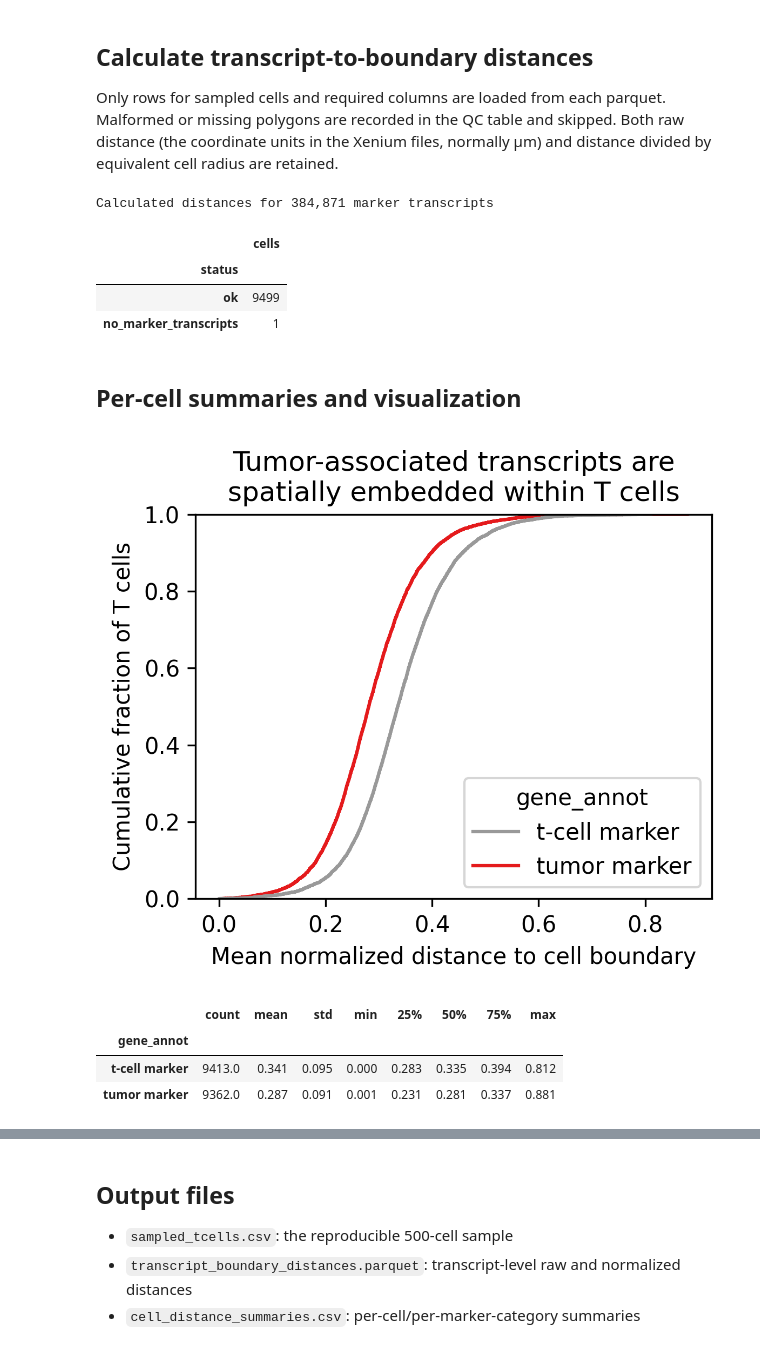
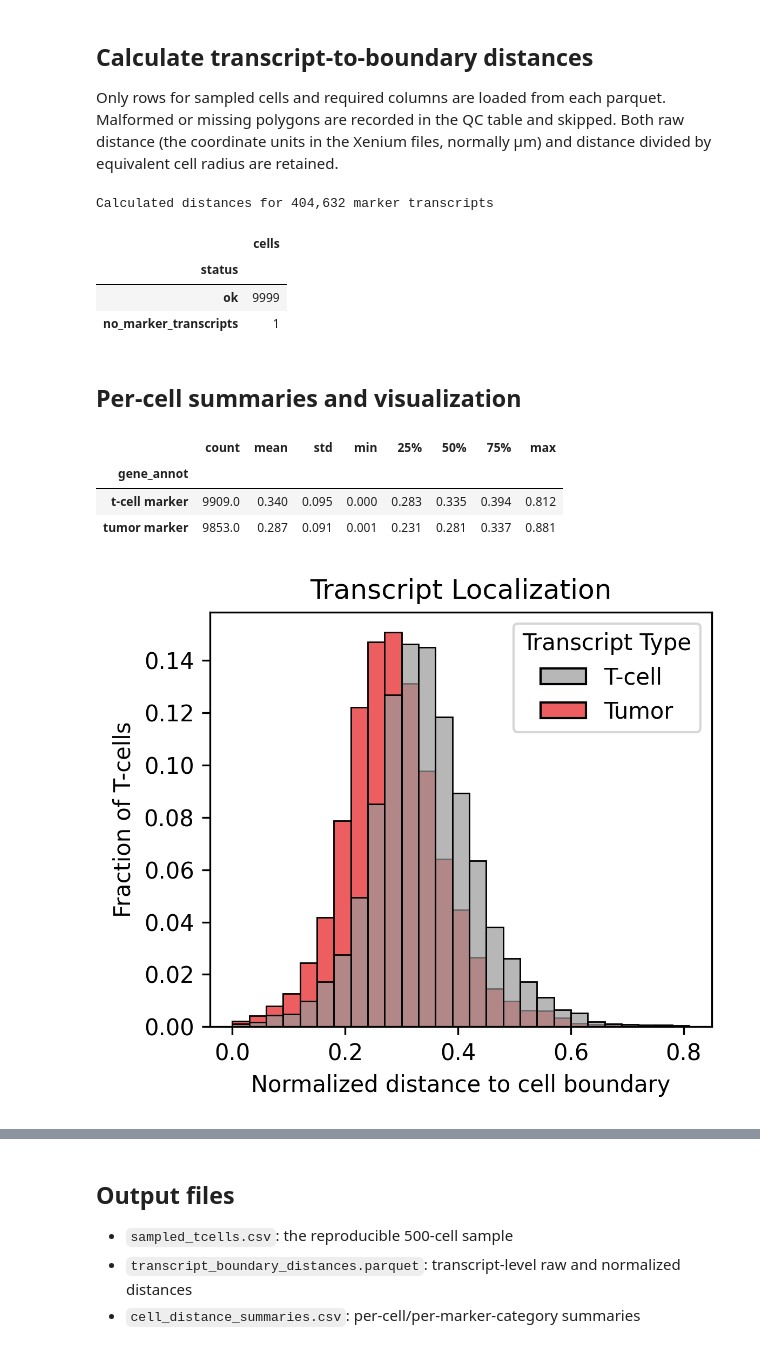
Before and after one commit to gkrieg/Syndri, a Jupyter notebook: figures/Figure1_SpilloverLocalization.ipynb, the cells around one changed output, grey strips where cells are left out. Drawn from its saved outputs; the diff is of its cells as text; code cells hidden in the pictures.

Commit message:
more plots

```diff
--- a/figures/Figure1_SpilloverLocalization.ipynb
+++ b/figures/Figure1_SpilloverLocalization.ipynb
@@ -25,7 +25,7 @@ RAW_SPATIAL_DIR = Path("/work/magroup/skrieger/Syndri/data/datasets/breast_xeniu
 ANNOTATION_FILE = Path("/work/magroup/skrieger/Syndri/data/datasets/breast_xenium/raw/single-cell/41592_2026_3089_MOESM4_ESM.xlsx")
 OUTPUT_DIR = Path("/work/magroup/skrieger/Syndri/data/datasets/breast_xenium/results/spillover_localization")
 
-N_TCELLS = 9500
+N_TCELLS = 10_000
 RANDOM_SEED = 20260926
 TCELL_PATTERN = r"T"  # Retains the original notebook's definition.
 
@@ -210,6 +210,7 @@ def distances_to_boundary(transcript_xy, polygon):
 
 distance_frames = []
 marker_count_frames = []
+total_count_frames = []
 cell_qc_rows = []
 
 for slice_id, selected in tqdm(
@@ -233,6 +234,9 @@ for slice_id, selected in tqdm(
     tx["cell_id"] = tx["cell_id"].astype(str)
     boundaries["cell_id"] = boundaries["cell_id"].astype(str)
 
+    total_count_frames.append(
+        tx.groupby("cell_id").size().rename("total_transcripts").reset_index().assign(slice_id=slice_id)
+    )
     tx = tx.loc[tx["feature_name"].isin(cancer_genes | tcell_genes)].copy()
     tx["gene_annot"] = np.where(
         tx["feature_name"].isin(tcell_genes), "t-cell marker", "tumor marker"
@@ -309,10 +313,10 @@ cell_qc.to_csv(OUTPUT_DIR / "cell_qc.csv", index=False)
 print(f"Calculated distances for {len(transcript_distances):,} marker transcripts")
 display(cell_qc["status"].value_counts(dropna=False).to_frame("cells"))
 # %% [output]
-Calculated distances for 384,871 marker transcripts
+Calculated distances for 404,632 marker transcripts
 |  | cells |
 | status |  |
-| ok | 9499 |
+| ok | 9999 |
 | no_marker_transcripts | 1 |
 # %% [markdown]
 ## Per-cell summaries and visualization
@@ -327,43 +331,51 @@ cell_distances = (
     inside_distances.groupby(
         ["slice_id", "cell_id", "gene_annot"], as_index=False, observed=True
     )
     .agg(
         mean_normalized_distance=("normalized_distance", "mean"),
         median_normalized_distance=("normalized_distance", "median"),
         mean_distance_to_boundary=("distance_to_boundary", "mean"),
         n_transcripts=("feature_name", "size"),
     )
 )
+cell_distances['Transcript Type'] = cell_distances['gene_annot'].map({'t-cell marker':'T-cell','tumor marker':'Tumor'})
 cell_distances.to_csv(OUTPUT_DIR / "cell_distance_summaries.csv", index=False)
 red_gray_colors = ["#999999", "#E41A1C"]  # Gray, Red
 palette = sns.color_palette(red_gray_colors)
 fig, ax = plt.subplots(figsize=(4, 3.5), dpi=300)
-sns.ecdfplot(
+ax = sns.histplot(
     data=cell_distances,
     x="mean_normalized_distance",
-    hue="gene_annot",
+    hue="Transcript Type",
     ax=ax,
+    stat='proportion',
+    common_norm=False,
     palette=palette,
+    bins=np.arange(0,0.91,0.03),
+    alpha=0.7,
 )
-# ax.legend(loc='center right')
+ax.set_xlim([-0.04,0.85])
+# handles, labels = ax.get_legend_handles_labels()
 
+# fig.legend(loc='center right')
 ax.set(
-    title=f"Tumor-associated transcripts are\nspatially embedded within T cells",
-    xlabel="Mean normalized distance to cell boundary",
-    ylabel="Cumulative fraction of T cells",
+    title=f"Transcript Localization",
+    xlabel="Normalized distance to cell boundary",
+    ylabel="Fraction of T-cells",
 )
+
 fig.tight_layout()
-fig.savefig(OUTPUT_DIR / "normalized_boundary_distance_ecdf.png", bbox_inches="tight")
-plt.show()
+# fig.savefig(OUTPUT_DIR / "normalized_boundary_distance_histplot.png", bbox_inches="tight")
+# plt.show()
 
 display(
     cell_distances.groupby("gene_annot")["mean_normalized_distance"]
     .describe()
     .round(3)
 )
 # %% [output]
+|  | count | mean | std | min | 25% | 50% | 75% | max |
+| gene_annot |  |  |  |  |  |  |  |  |
+| t-cell marker | 9909.0 | 0.340 | 0.095 | 0.000 | 0.283 | 0.335 | 0.394 | 0.812 |
+| tumor marker | 9853.0 | 0.287 | 0.091 | 0.001 | 0.231 | 0.281 | 0.337 | 0.881 |
-[figure, old version]
+[figure, new version]
-|  | count | mean | std | min | 25% | 50% | 75% | max |
-| gene_annot |  |  |  |  |  |  |  |  |
-| t-cell marker | 9413.0 | 0.341 | 0.095 | 0.000 | 0.283 | 0.335 | 0.394 | 0.812 |
-| tumor marker | 9362.0 | 0.287 | 0.091 | 0.001 | 0.231 | 0.281 | 0.337 | 0.881 |
```
Also changed, not shown: parts of 5 cells of this notebook, 15 other files.
